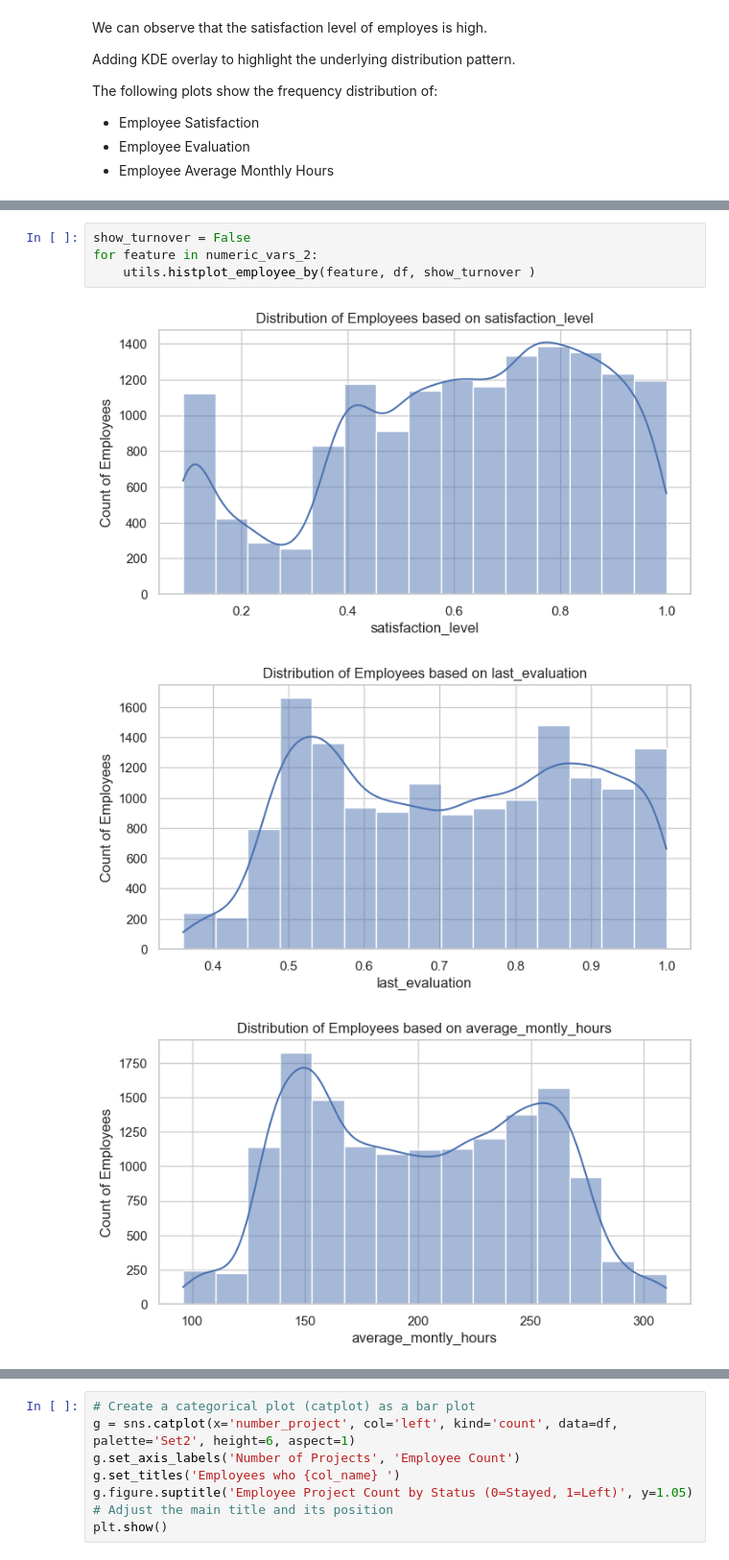
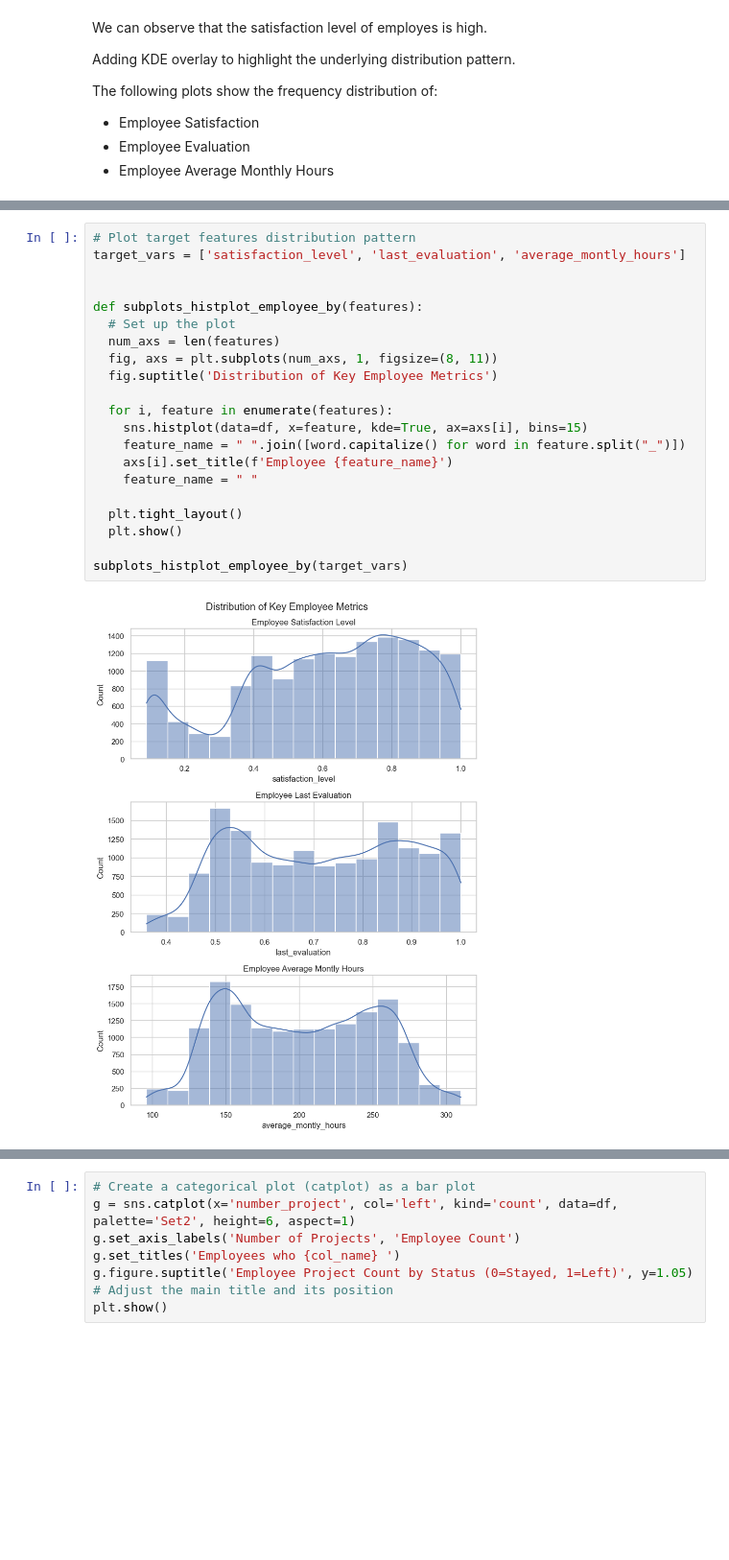
Before and after one commit to karmenatwork/4_CB_employees_turnover, a Jupyter notebook: main.ipynb, the cells around one changed output, grey strips where cells are left out. Shown at 96% size. Saved outputs shown, nothing was run; the diff lists cells and outputs as text; blank space fills up the shorter version.

```diff
--- a/main.ipynb
+++ b/main.ipynb
@@ -250,11 +233,26 @@ for feature in categorical_vars:
-# %%
-show_turnover = False
-for feature in numeric_vars_2:
-    utils.histplot_employee_by(feature, df, show_turnover )
-# %% [output]
-[figure, removed]
-[figure, removed]
-[figure, removed]
+# %%
+# Plot target features distribution pattern
+target_vars = ['satisfaction_level', 'last_evaluation', 'average_montly_hours']
+
+
+def subplots_histplot_employee_by(features):
+  # Set up the plot
+  num_axs = len(features)
+  fig, axs = plt.subplots(num_axs, 1, figsize=(8, 11))
+  fig.suptitle('Distribution of Key Employee Metrics')
+
+  for i, feature in enumerate(features):
+    sns.histplot(data=df, x=feature, kde=True, ax=axs[i], bins=15)
+    feature_name = " ".join([word.capitalize() for word in feature.split("_")])
+    axs[i].set_title(f'Employee {feature_name}')
+    feature_name = " "
+
+  plt.tight_layout()
+  plt.show()
+
+subplots_histplot_employee_by(target_vars)
+# %% [output]
+[figure, added]
 # %% [markdown]
 __Observations__
 
```
Also changed, not shown: parts of 44 cells of this notebook, 1 other file.
